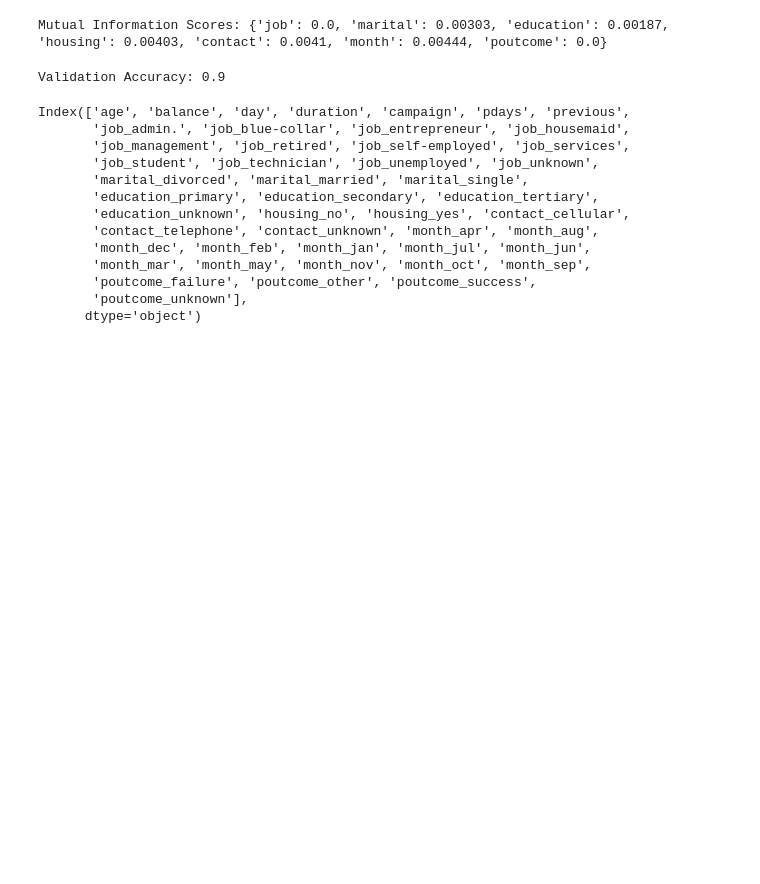
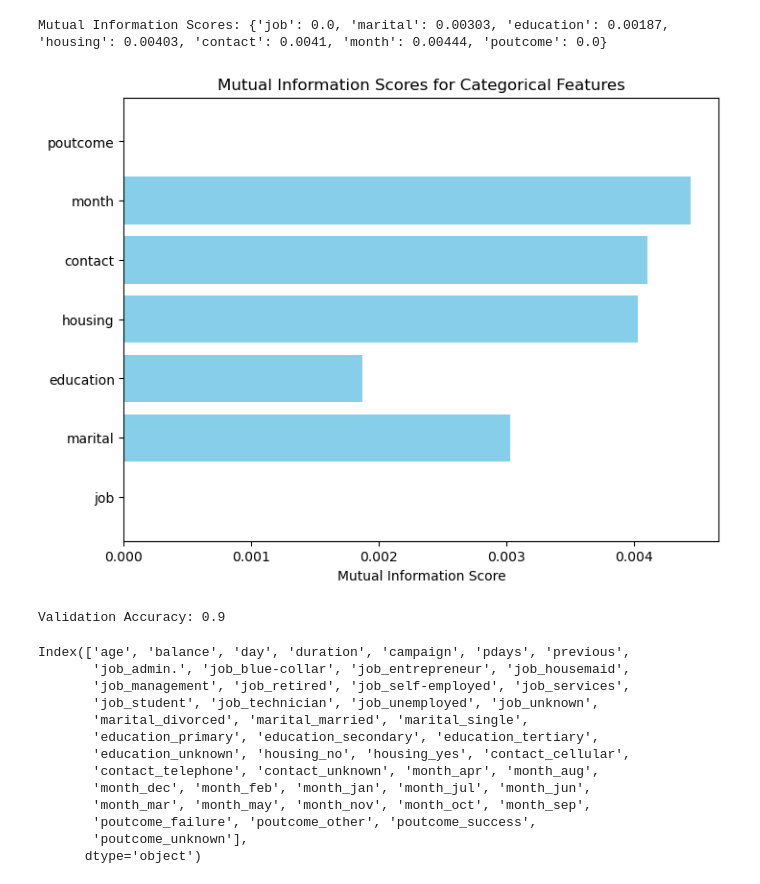
Before and after one commit to s100rab/Machine_learning_zoomcamp_s100rab, a Jupyter notebook: WEEK-3-CLASSIFICATION/s100rab_files/homework/week_3_homework.ipynb, the cells around one changed output. Cells and saved outputs as stored; diff of their text form; code cells hidden in the pictures; blank space fills up the shorter version.

```diff
--- a/WEEK-3-CLASSIFICATION/s100rab_files/homework/week_3_homework.ipynb
+++ b/WEEK-3-CLASSIFICATION/s100rab_files/homework/week_3_homework.ipynb
@@ -78,6 +89,18 @@ mi_dict = {k: round(v, 5) for k, v in mi_dict.items()}
 print(f"Mutual Information Scores: {mi_dict}")
 # %% [output]
 Mutual Information Scores: {'job': 0.0, 'marital': 0.00303, 'education': 0.00187, 'housing': 0.00403, 'contact': 0.0041, 'month': 0.00444, 'poutcome': 0.0}
+# %%
+import matplotlib.pyplot as plt
+
+# Bar chart for mutual information scores
+plt.figure(figsize=(8, 6))
+plt.barh(list(mi_dict.keys()), list(mi_dict.values()), color='skyblue')
+plt.xlabel('Mutual Information Score')
+plt.title('Mutual Information Scores for Categorical Features')
+plt.savefig('mutual_information_scores.jpeg', format='jpeg')  # Save as JPEG
+plt.show()
+# %% [output]
+[figure, added]
 # %%
 from sklearn.linear_model import LogisticRegression
 from sklearn.metrics import accuracy_score
```
Also changed, not shown: parts of 5 cells of this notebook, 6 other files.
